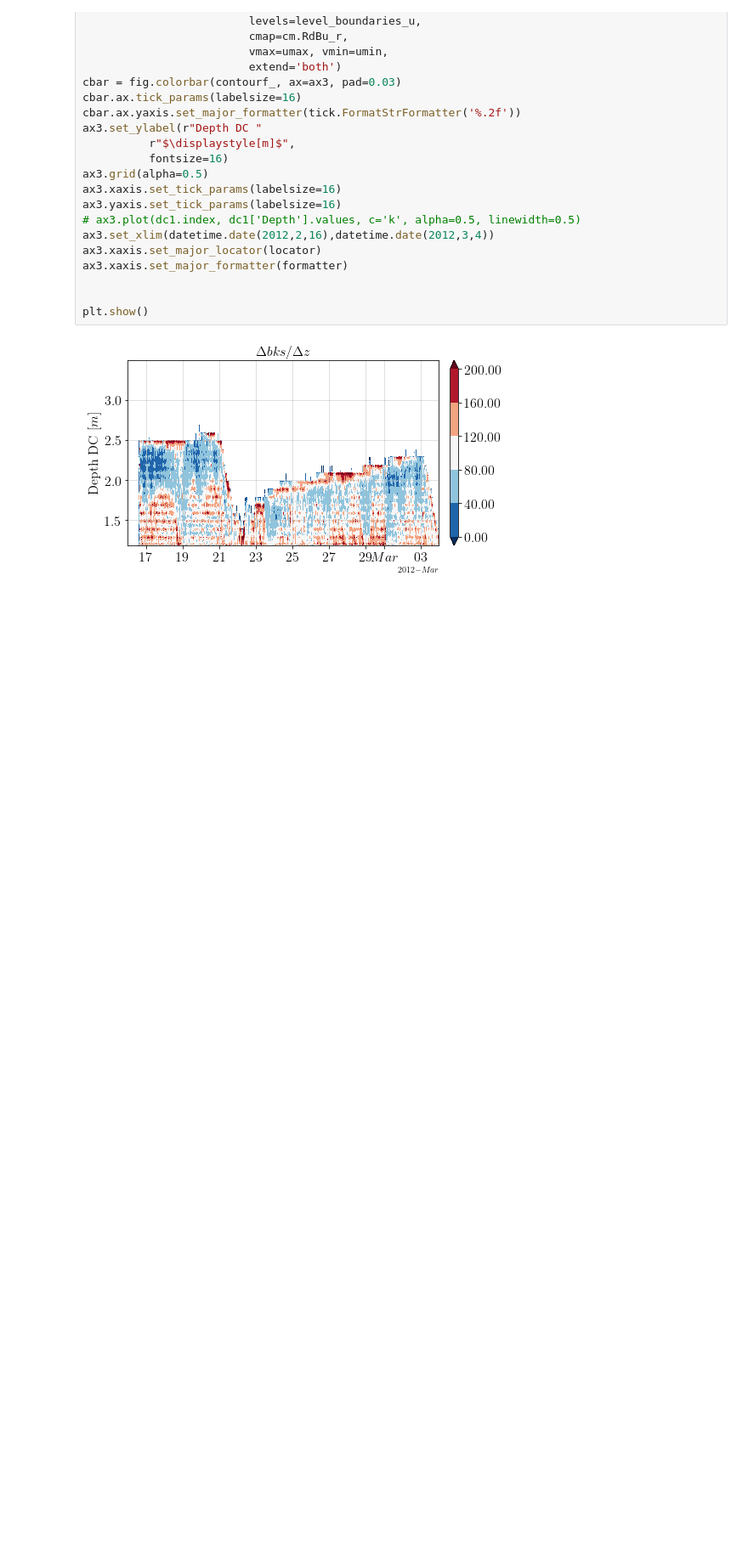
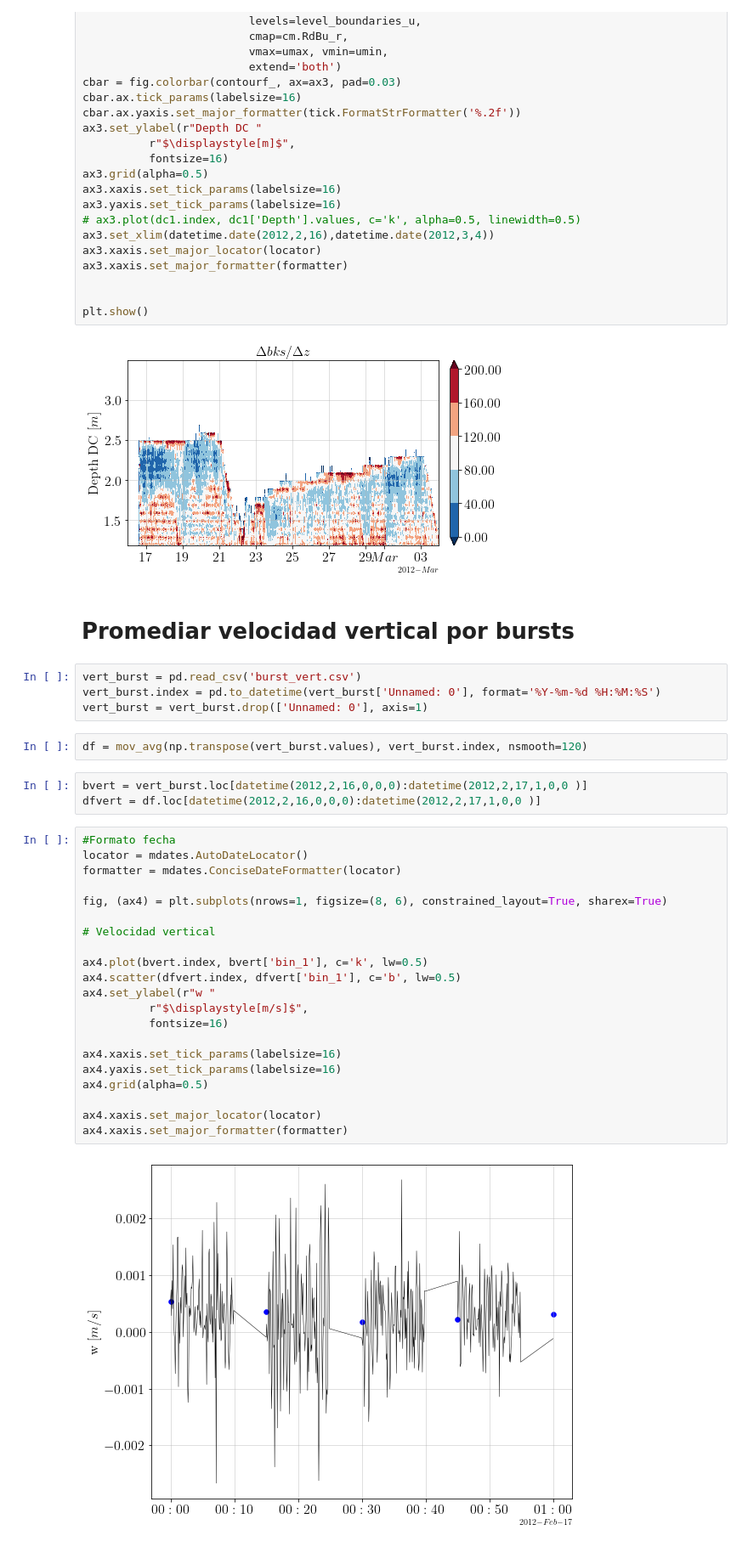
Before and after one commit to Dhannai/Thesis, a Jupyter notebook: febmar/adcp.ipynb, the cells around one changed output. Shown at 85% size. Drawn from its saved outputs; the diff is of its cells as text; blank space fills up the shorter version.

```diff
--- a/febmar/adcp.ipynb
+++ b/febmar/adcp.ipynb
@@ -889,3 +889,37 @@ ax3.xaxis.set_major_formatter(formatter)
 plt.show()
 # %% [output]
 [figure]
+# %% [markdown]
+# Promediar velocidad vertical por bursts
+# %%
+vert_burst = pd.read_csv('burst_vert.csv')
+vert_burst.index = pd.to_datetime(vert_burst['Unnamed: 0'], format='%Y-%m-%d %H:%M:%S')
+vert_burst = vert_burst.drop(['Unnamed: 0'], axis=1)
+# %%
+df = mov_avg(np.transpose(vert_burst.values), vert_burst.index, nsmooth=120)
+# %%
+bvert = vert_burst.loc[datetime(2012,2,16,0,0,0):datetime(2012,2,17,1,0,0 )]
+dfvert = df.loc[datetime(2012,2,16,0,0,0):datetime(2012,2,17,1,0,0 )]
+# %%
+#Formato fecha
+locator = mdates.AutoDateLocator()
+formatter = mdates.ConciseDateFormatter(locator)
+
+fig, (ax4) = plt.subplots(nrows=1, figsize=(8, 6), constrained_layout=True, sharex=True)
+
+# Velocidad vertical
+
+ax4.plot(bvert.index, bvert['bin_1'], c='k', lw=0.5)
+ax4.scatter(dfvert.index, dfvert['bin_1'], c='b', lw=0.5)
+ax4.set_ylabel(r"w "
+          r"$\displaystyle[m/s]$",
+          fontsize=16)
+
+ax4.xaxis.set_tick_params(labelsize=16)
+ax4.yaxis.set_tick_params(labelsize=16)
+ax4.grid(alpha=0.5)
+
+ax4.xaxis.set_major_locator(locator)
+ax4.xaxis.set_major_formatter(formatter)
+# %% [output]
+[figure, added]
```
Also changed, not shown: parts of 2 cells of this notebook, 4 other files.
